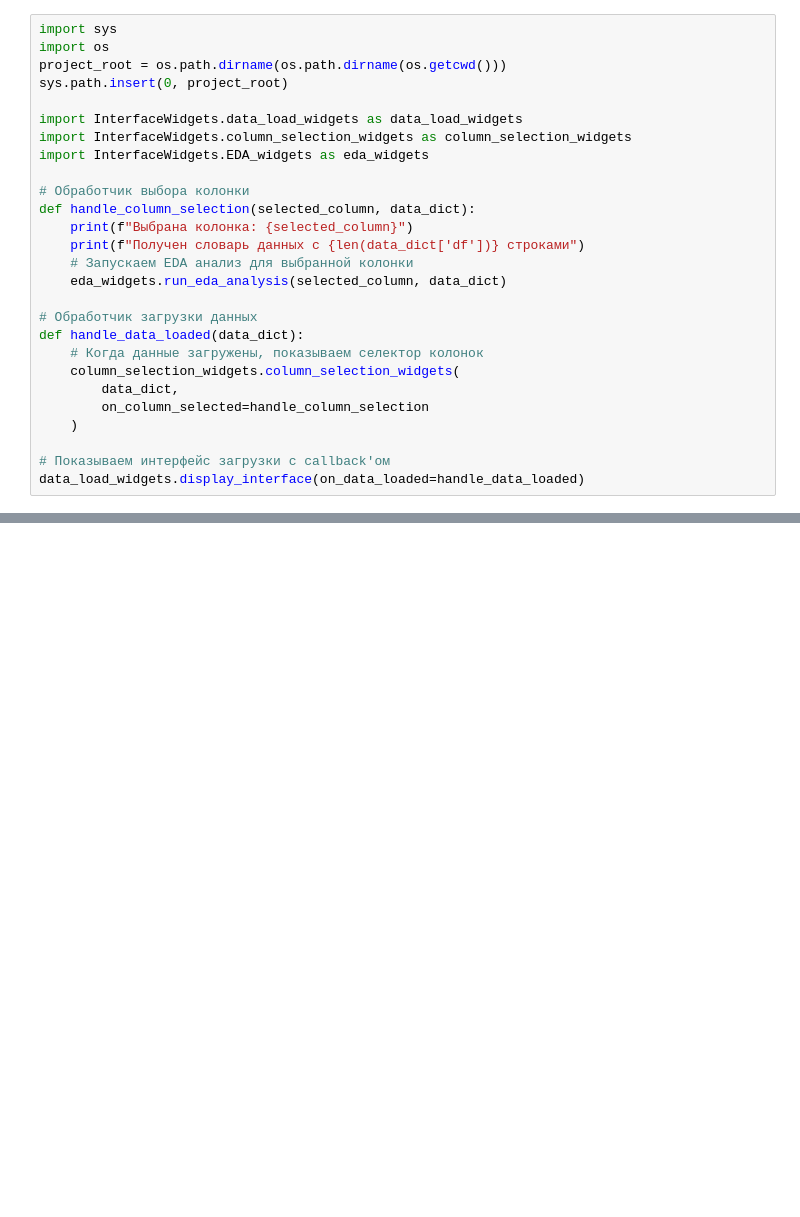
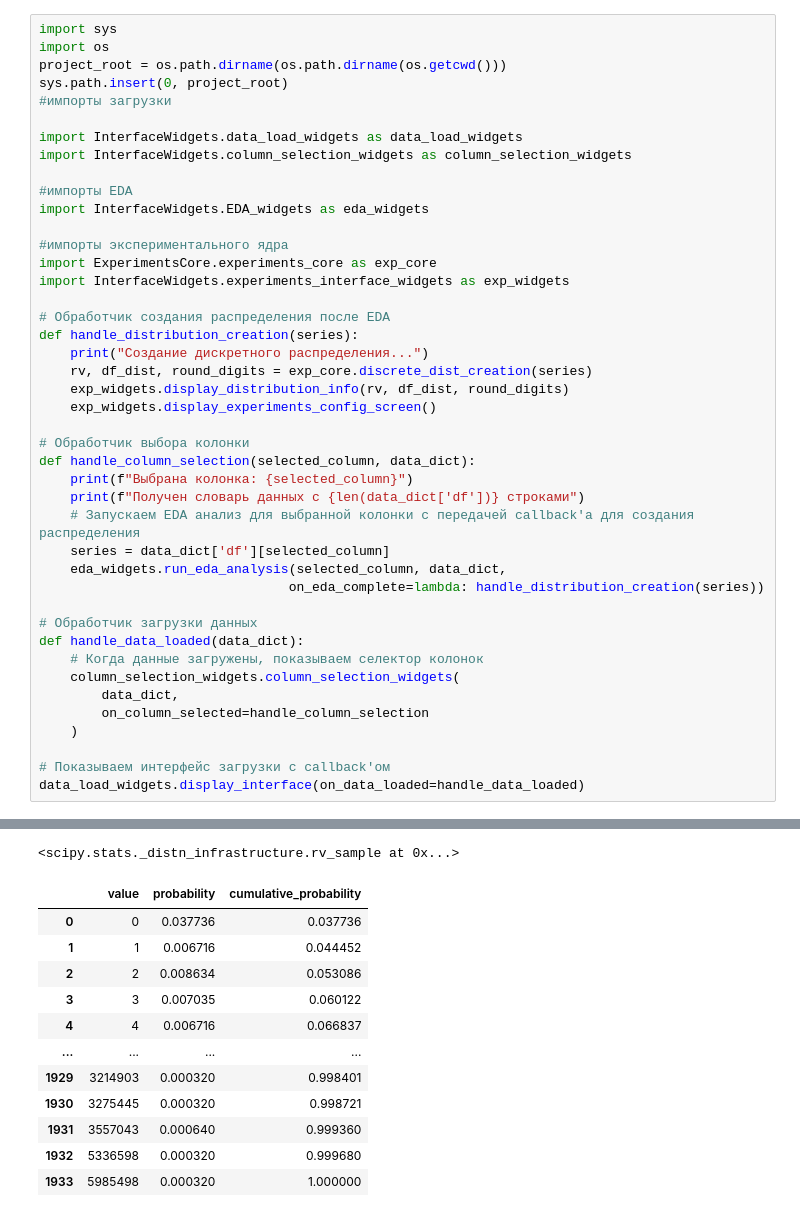
Before and after one commit to Dnepro51/mde-sample-size-calculator, a Jupyter notebook: widget_tests/Data Load/widgets_test.ipynb, the cells around one changed output, grey strips where cells are left out. Drawn from its saved outputs; the diff is of its cells as text; blank space fills up the shorter version.

```diff
--- a/widget_tests/Data Load/widgets_test.ipynb
+++ b/widget_tests/Data Load/widgets_test.ipynb
@@ -3,17 +3,33 @@ import sys
 import os
 project_root = os.path.dirname(os.path.dirname(os.getcwd()))
 sys.path.insert(0, project_root)
+#импорты загрузки
 
 import InterfaceWidgets.data_load_widgets as data_load_widgets
 import InterfaceWidgets.column_selection_widgets as column_selection_widgets
+
+#импорты EDA
 import InterfaceWidgets.EDA_widgets as eda_widgets
+
+#импорты экспериментального ядра
+import ExperimentsCore.experiments_core as exp_core
+import InterfaceWidgets.experiments_interface_widgets as exp_widgets
+
+# Обработчик создания распределения после EDA
+def handle_distribution_creation(series):
+    print("Создание дискретного распределения...")
+    rv, df_dist, round_digits = exp_core.discrete_dist_creation(series)
+    exp_widgets.display_distribution_info(rv, df_dist, round_digits)
+    exp_widgets.display_experiments_config_screen()
 
 # Обработчик выбора колонки
 def handle_column_selection(selected_column, data_dict):
     print(f"Выбрана колонка: {selected_column}")
     print(f"Получен словарь данных с {len(data_dict['df'])} строками")
-    # Запускаем EDA анализ для выбранной колонки
-    eda_widgets.run_eda_analysis(selected_column, data_dict)
+    # Запускаем EDA анализ для выбранной колонки с передачей callback'а для создания распределения
+    series = data_dict['df'][selected_column]
+    eda_widgets.run_eda_analysis(selected_column, data_dict,
+                                on_eda_complete=lambda: handle_distribution_creation(series))
 
 # Обработчик загрузки данных
 def handle_data_loaded(data_dict):
@@ -25,3 +41,4 @@ def handle_data_loaded(data_dict):
 
 # Показываем интерфейс загрузки с callback'ом
 data_load_widgets.display_interface(on_data_loaded=handle_data_loaded)
+# %% [output]
@@ -27,0 +65,13 @@ data_load_widgets.display_interface(on_data_loaded=handle_data_loaded)
+<scipy.stats._distn_infrastructure.rv_sample at 0x...>
+|  | value | probability | cumulative_probability |
+| 0 | 0 | 0.037736 | 0.037736 |
+| 1 | 1 | 0.006716 | 0.044452 |
+| 2 | 2 | 0.008634 | 0.053086 |
+| 3 | 3 | 0.007035 | 0.060122 |
+| 4 | 4 | 0.006716 | 0.066837 |
+| ... | ... | ... | ... |
+| 1929 | 3214903 | 0.000320 | 0.998401 |
+| 1930 | 3275445 | 0.000320 | 0.998721 |
+| 1931 | 3557043 | 0.000640 | 0.999360 |
+| 1932 | 5336598 | 0.000320 | 0.999680 |
+| 1933 | 5985498 | 0.000320 | 1.000000 |
```
Also changed, not shown: parts of 1 cell of this notebook, 2 other files.
